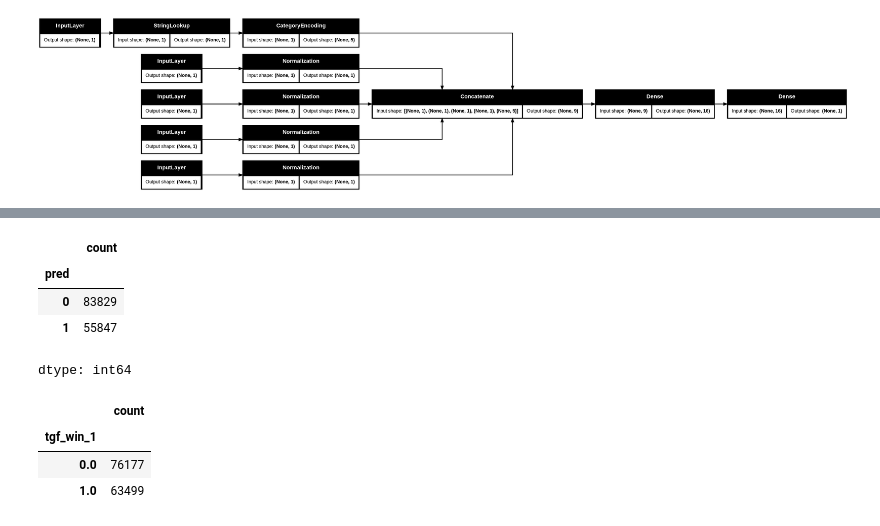
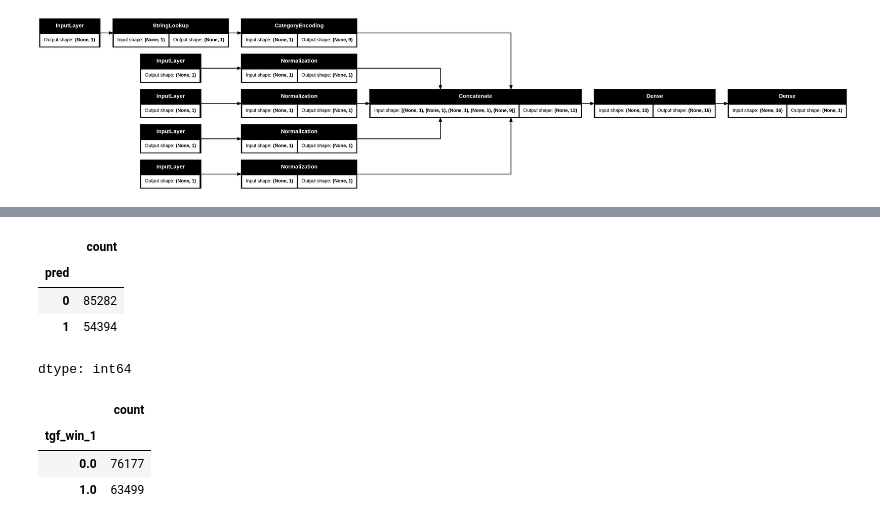
Before and after one commit to zenAurelius/HRAI3, a Jupyter notebook: notebooks/test_base.ipynb, the cells around one changed output, grey strips where cells are left out. Saved outputs shown, nothing was run; the diff lists cells and outputs as text; code cells hidden in the pictures.

```diff
--- a/notebooks/test_base.ipynb
+++ b/notebooks/test_base.ipynb
@@ -148,5 +144,5 @@ test_ds = df_to_dataset(test, shuffle=False, batch_size=batch_size)
 # %%
-all_inputs = []
+all_inputs = {}
 encoded_features = []
 
 # Numerical features.
@@ -155,7 +151,7 @@ for header in ['pff_rapportDirect_1', 'pff_ord_1', 'diff_cote', 'diff_ord']:
   numeric_col = tf.keras.Input(shape=(1,), name=header)
   normalization_layer = get_normalization_layer(header, train_ds)
   encoded_numeric_col = normalization_layer(numeric_col)
-  all_inputs.append(numeric_col)
+  all_inputs[header] = numeric_col
   encoded_features.append(encoded_numeric_col)
 
 for header in ['diff_sexe']:
@@ -163,25 +159,26 @@ for header in ['diff_sexe']:
   encoding_layer = get_category_encoding_layer(name=header,
                                                dataset=train_ds,
                                                dtype='string',
-                                               max_tokens=5)
+                                               max_tokens=9)
   encoded_categorical_col = encoding_layer(categorical_col)
-  all_inputs.append(categorical_col)
+  all_inputs[header] = categorical_col
   encoded_features.append(encoded_categorical_col)
 # %%
 all_features = tf.keras.layers.concatenate(encoded_features)
 x = tf.keras.layers.Dense(16, activation="relu")(all_features)
-output = tf.keras.layers.Dense(1,activation="sigmoid")(x)
+output = tf.keras.layers.Dense(1)(x)
 
 model = tf.keras.Model(all_inputs, output)
 # %%
 model.compile(optimizer='adam',
-              loss=tf.keras.losses.BinaryCrossentropy(),
-              metrics=["accuracy"])
+              loss=tf.keras.losses.BinaryCrossentropy(from_logits=True),
+              metrics=["accuracy"],
+              run_eagerly=True)
 # %%
 # Use `rankdir='LR'` to make the graph horizontal.
 tf.keras.utils.plot_model(model, show_shapes=True, rankdir="LR")
 # %% [output]
 [figure]
 # %%
-model.fit(train_ds, epochs=10, validation_data=val_ds)
+model.fit(train_ds, epochs=1, validation_data=val_ds)
 # %% [output]
@@ -208,20 +202,20 @@ array([[0.5968484 ],
 # %%
 # prompt: je veux mettre le résultat des prédictions dans une colonne 'pred' du dataframe d'origine 'test'
 
 # Convert predictions to a binary classification (e.g., using a threshold)
-threshold = 0.5
+threshold = 0.0
 binary_predictions = (predictions > threshold).astype(int)
 
 # Add the predictions as a new column 'pred' to the test dataframe
-test['pred2'] = binary_predictions
+test['pred'] = binary_predictions
 
 # Print the updated dataframe with predictions
 test.pred.value_counts()
 # %% [output]
 |  | count |
 | pred |  |
-| 0 | 83829 |
-| 1 | 55847 |
+| 0 | 85282 |
+| 1 | 54394 |
 dtype: int64
 # %%
 test.tgf_win_1.value_counts()
```
Also changed, not shown: parts of 12 cells of this notebook.
